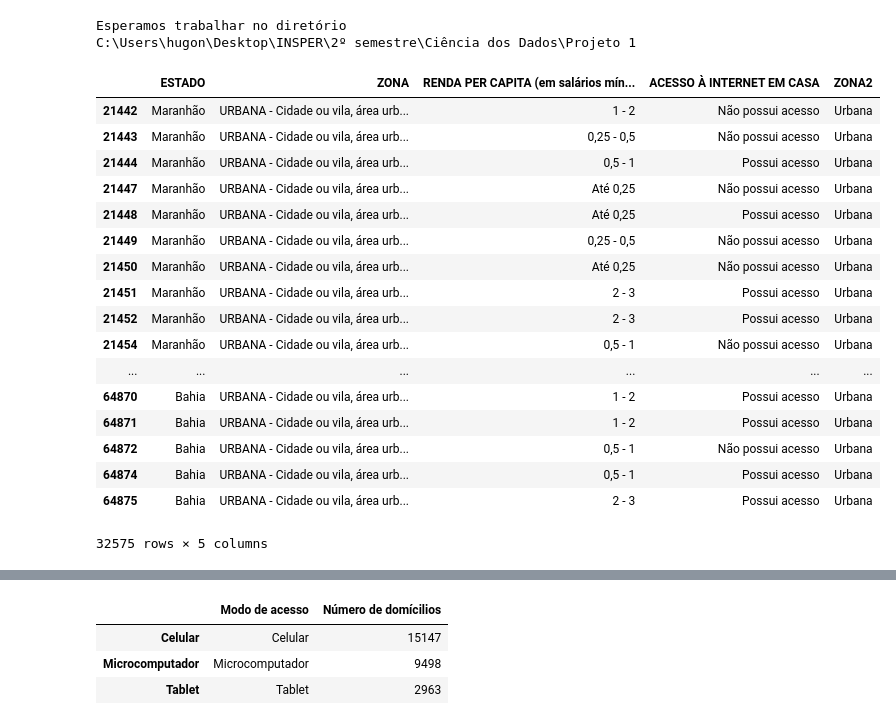
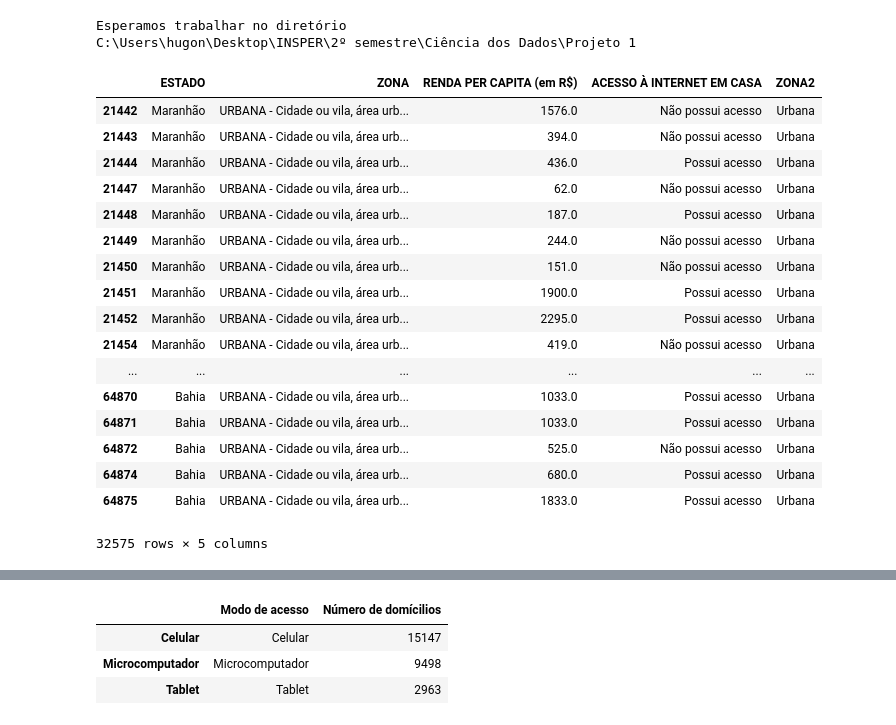
Before and after one commit to hugogr99/CIENCIA-DOS-DADOS, a Jupyter notebook: Projeto 1.ipynb, the cells around one changed output, grey strips where cells are left out. Saved outputs shown, nothing was run; the diff lists cells and outputs as text; code cells hidden in the pictures.

```diff
--- a/Projeto 1.ipynb
+++ b/Projeto 1.ipynb
@@ -28,7 +28,7 @@ C:\Users\hugon\Desktop\INSPER\2º semestre\Ciência dos Dados\Projeto 1
 # %%
 dados.UF = dados.UF.astype('category')
 dados.ACESSO = dados.V02322.astype('category')
-dados.SALARIO = dados.V4622.astype('category')
+dados.SALARIO = dados.V4621.astype('float')
 dados.COMP = dados.V02323.astype('category')
 dados.CEL = dados.V02324.astype('category')
 dados.REG = dados.V4105.astype('category')
@@ -37,37 +37,36 @@ dados.TAB = dados.V02325.astype('category')
 # %%
 dados.UF.cat.categories = (['Rondônia','Acre','Amazonas','Roraima','Pará','Amapá','Tocantins','Maranhão','Piauí','Ceará','Rio Grande do Norte','Paraíba','Pernambuco','Alagoas','Sergipe','Bahia','Minas Gerais','Espírito Santo','Rio de Janeiro','São Paulo','Paraná','Santa Catarina','Rio Grande do Sul','Mato Grosso do Sul','Mato Grosso','Goiás','Distrito Federal'])
 dados.ACESSO.cat.categories = (['Possui acesso','Não possui acesso'])
-dados.SALARIO.cat.categories = (['0','Até 0,25','0,25 - 0,5','0,5 - 1','1 - 2','2 - 3','3 - 5','+5','Sem declaração'])
 dados.COMP.cat.categories = (['Sim','Não'])
 dados.CEL.cat.categories = (['Sim','Não'])
 dados.REG.cat.categories = (['URBANA - Cidade ou vila, área urbanizada', 'URBANA - Cidade ou vila, área não urbanizada','URBANA - área urbana isolada','RURAL - Aglomerado rural de extensão urbana','RURAL - Aglomerado rural, isolado, povoado','RURAL - Aglomerado rural, isolado, núcleo','RURAL - Aglomerado rural, isolado, outros aglomerados','RURAL - Zona rural exclusive aglomerado rural'])
 dados.TAB.cat.categories = (['Sim','Não'])
 
 d = pd.concat([dados.UF, dados.REG, dados.SALARIO, dados.ACESSO], axis = 1)
-d.columns = ['ESTADO','ZONA','RENDA PER CAPITA (em salários mínimos (R$))','ACESSO À INTERNET EM CASA']#'ACESSO À INTERNET POR MICROCOMPUTADOR', 'ACESSO À INTERNET POR CELULAR', 'ACESSO À INTERNET POR TABLET' ]
+d.columns = ['ESTADO','ZONA','RENDA PER CAPITA (em R$)','ACESSO À INTERNET EM CASA']#'ACESSO À INTERNET POR MICROCOMPUTADOR', 'ACESSO À INTERNET POR CELULAR', 'ACESSO À INTERNET POR TABLET' ]
 nordeste = d[(d['ESTADO'] == 'Maranhão') | (d['ESTADO'] == 'Piauí')| (d['ESTADO'] == 'Ceará')| (d['ESTADO'] == 'Rio Grande do Norte')| (d['ESTADO'] == 'Paraíba')| (d['ESTADO'] == 'Pernambuco')| (d['ESTADO'] == 'Alagoas')| (d['ESTADO'] == 'Sergipe')| (d['ESTADO'] == 'Bahia')]
 nordeste = nordeste.dropna()
 
 nordeste.loc[(dados.REG =='URBANA - Cidade ou vila, área urbanizada') |(dados.REG == 'URBANA - Cidade ou vila, área não urbanizada')|(dados.REG =='URBANA - área urbana isolada'), 'ZONA2'] = 'Urbana'
 nordeste.loc[(dados.REG=='RURAL - Aglomerado rural de extensão urbana')|(dados.REG=='RURAL - Aglomerado rural, isolado, povoado')|(dados.REG=='RURAL - Aglomerado rural, isolado, núcleo') | (dados.REG == 'RURAL - Aglomerado rural, isolado, outros aglomerados')|(dados.REG == 'RURAL - Zona rural exclusive aglomerado rural'), 'ZONA2']= 'Rural'
 
 nordeste
 # %% [output]
-|  | ESTADO | ZONA | RENDA PER CAPITA (em salários mín... | ACESSO À INTERNET EM CASA | ZONA2 |
-| 21442 | Maranhão | URBANA - Cidade ou vila, área urb... | 1 - 2 | Não possui acesso | Urbana |
-| 21443 | Maranhão | URBANA - Cidade ou vila, área urb... | 0,25 - 0,5 | Não possui acesso | Urbana |
-| 21444 | Maranhão | URBANA - Cidade ou vila, área urb... | 0,5 - 1 | Possui acesso | Urbana |
-| 21447 | Maranhão | URBANA - Cidade ou vila, área urb... | Até 0,25 | Não possui acesso | Urbana |
-| 21448 | Maranhão | URBANA - Cidade ou vila, área urb... | Até 0,25 | Possui acesso | Urbana |
-| 21449 | Maranhão | URBANA - Cidade ou vila, área urb... | 0,25 - 0,5 | Não possui acesso | Urbana |
-| 21450 | Maranhão | URBANA - Cidade ou vila, área urb... | Até 0,25 | Não possui acesso | Urbana |
-| 21451 | Maranhão | URBANA - Cidade ou vila, área urb... | 2 - 3 | Possui acesso | Urbana |
-| 21452 | Maranhão | URBANA - Cidade ou vila, área urb... | 2 - 3 | Possui acesso | Urbana |
-| 21454 | Maranhão | URBANA - Cidade ou vila, área urb... | 0,5 - 1 | Não possui acesso | Urbana |
+|  | ESTADO | ZONA | RENDA PER CAPITA (em R$) | ACESSO À INTERNET EM CASA | ZONA2 |
+| 21442 | Maranhão | URBANA - Cidade ou vila, área urb... | 1576.0 | Não possui acesso | Urbana |
+| 21443 | Maranhão | URBANA - Cidade ou vila, área urb... | 394.0 | Não possui acesso | Urbana |
+| 21444 | Maranhão | URBANA - Cidade ou vila, área urb... | 436.0 | Possui acesso | Urbana |
+| 21447 | Maranhão | URBANA - Cidade ou vila, área urb... | 62.0 | Não possui acesso | Urbana |
+| 21448 | Maranhão | URBANA - Cidade ou vila, área urb... | 187.0 | Possui acesso | Urbana |
+| 21449 | Maranhão | URBANA - Cidade ou vila, área urb... | 244.0 | Não possui acesso | Urbana |
+| 21450 | Maranhão | URBANA - Cidade ou vila, área urb... | 151.0 | Não possui acesso | Urbana |
+| 21451 | Maranhão | URBANA - Cidade ou vila, área urb... | 1900.0 | Possui acesso | Urbana |
+| 21452 | Maranhão | URBANA - Cidade ou vila, área urb... | 2295.0 | Possui acesso | Urbana |
+| 21454 | Maranhão | URBANA - Cidade ou vila, área urb... | 419.0 | Não possui acesso | Urbana |
 | ... | ... | ... | ... | ... | ... |
-| 64870 | Bahia | URBANA - Cidade ou vila, área urb... | 1 - 2 | Possui acesso | Urbana |
-| 64871 | Bahia | URBANA - Cidade ou vila, área urb... | 1 - 2 | Possui acesso | Urbana |
-| 64872 | Bahia | URBANA - Cidade ou vila, área urb... | 0,5 - 1 | Não possui acesso | Urbana |
-| 64874 | Bahia | URBANA - Cidade ou vila, área urb... | 0,5 - 1 | Possui acesso | Urbana |
-| 64875 | Bahia | URBANA - Cidade ou vila, área urb... | 2 - 3 | Possui acesso | Urbana |
+| 64870 | Bahia | URBANA - Cidade ou vila, área urb... | 1033.0 | Possui acesso | Urbana |
+| 64871 | Bahia | URBANA - Cidade ou vila, área urb... | 1033.0 | Possui acesso | Urbana |
+| 64872 | Bahia | URBANA - Cidade ou vila, área urb... | 525.0 | Não possui acesso | Urbana |
+| 64874 | Bahia | URBANA - Cidade ou vila, área urb... | 680.0 | Possui acesso | Urbana |
+| 64875 | Bahia | URBANA - Cidade ou vila, área urb... | 1833.0 | Possui acesso | Urbana |
 32575 rows × 5 columns
```
Also changed, not shown: parts of 12 cells of this notebook.
